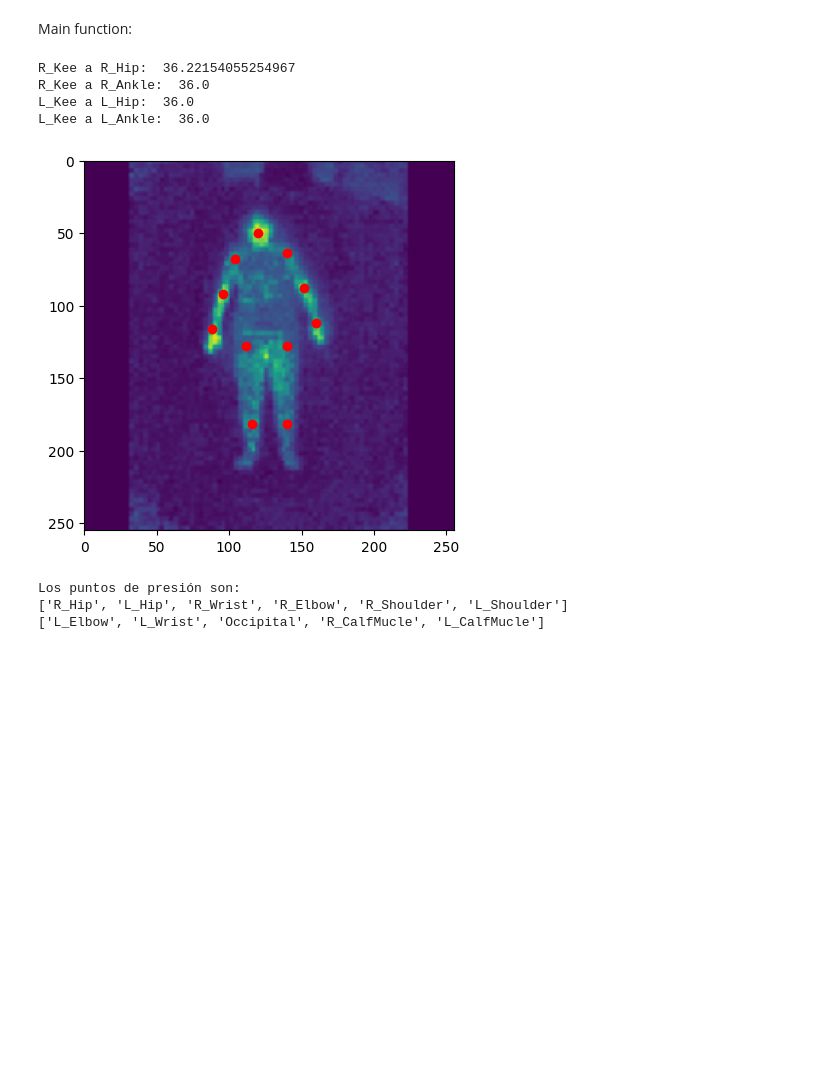
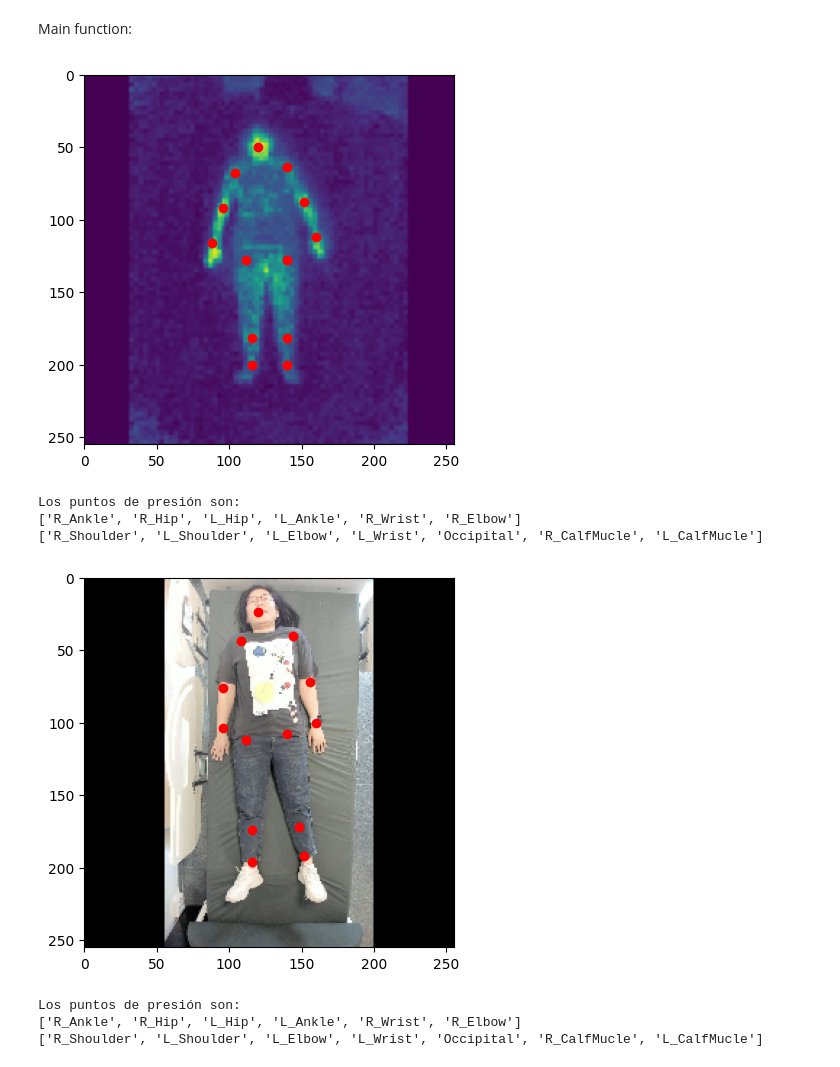
Before and after one commit to rzhan6/SLP_Pinpoints, a Jupyter notebook: 3_pinpoints_show_version.ipynb, the cells around one changed output. Saved outputs shown, nothing was run; the diff lists cells and outputs as text; code cells hidden in the pictures; blank space fills up the shorter version.

```diff
--- a/3_pinpoints_show_version.ipynb
+++ b/3_pinpoints_show_version.ipynb
@@ -647,7 +647,7 @@ def zona_inferior_cuerpo(dict_joints, position):
         pm1[2]=0
         dict_joints["R_CalfMucle"]=pm1.copy()
         dict_joints["R_CalfMucle"][2]=1
-        dict_joints["R_Ankle"][2]=0
+        # dict_joints["R_Ankle"][2]=0
         dict_joints["R_Knee"][2]=0
 
     if dict_joints["L_Ankle"][2]==1 and dict_joints["L_Knee"][2]==1 and position==2 and leftAngle>166:
@@ -655,7 +655,7 @@ def zona_inferior_cuerpo(dict_joints, position):
         pm2[2]=0
         dict_joints["L_CalfMucle"]=pm2.copy()
         dict_joints["L_CalfMucle"][2]=1
-        dict_joints["L_Ankle"][2]=0
+        # dict_joints["L_Ankle"][2]=0
         dict_joints["L_Knee"][2]=0
 
     return dict_joints
@@ -1085,11 +1085,44 @@ elif (imgtype=='IR'):
 
 plot_pinpoints(dict_joints, imgvis)
 # %% [output]
+[figure, new version]
-R_Kee a R_Hip:  36.22154055254967
-R_Kee a R_Ankle:  36.0
-L_Kee a L_Hip:  36.0
-L_Kee a L_Ankle:  36.0
+Los puntos de presión son:
+['R_Ankle', 'R_Hip', 'L_Hip', 'L_Ankle', 'R_Wrist', 'R_Elbow']
+['R_Shoulder', 'L_Shoulder', 'L_Elbow', 'L_Wrist', 'Occipital', 'R_CalfMucle', 'L_CalfMucle']
-[figure, old version]
-Los puntos de presión son:
-['R_Hip', 'L_Hip', 'R_Wrist', 'R_Elbow', 'R_Shoulder', 'L_Shoulder']
-['L_Elbow', 'L_Wrist', 'Occipital', 'R_CalfMucle', 'L_CalfMucle']
+# %%
+imgtype='RGB'
+#imgpath='\SLP_Project\SLP_dataset\SLP\danaLab\\00056\RGB\\uncover\image_000005.png' #000041.png #00026
+imgpath='\SLP_Project\SLP-Code\output_cmos1.jpg' #000041.png #00026
+
+# imgtype='IR'
+# imgpath='\SLP_Project\SLP-Code\\grayir.jpg'
+# # imgpath='\SLP_Project\SLP_dataset\SLP\danaLab\\00056\IR\\uncover\image_000035.png' #000041.png #00026
+
+saveimgname='11' #not actived (need to uncomment some lines)
+img_ori, pred, img_vis = predAndPrintImg(imgpath,saveimgname,imgtype) #'\SLP_Project\SLP-Code\\uncover\image_000041.png','41'
+imgvis = img_ori[:,:, ::-1]
+
+dict_joints=genDict(pred)
+dict_pred=genDict(pred)
+# plot_Circles(dict_pred, imgvis)
+
+#dict_joints all joints = 0 #not toching the mattress, like default
+for i in dict_joints.keys():
+    dict_joints[i][2]=0
+xt,yt,position=position_prediction(dict_joints)
+if (imgtype=='RGB'):
+    dict_joints=zona_cabezal(dict_joints, position)
+    dict_joints=zona_superior_cuerpo(dict_joints, position)
+    dict_joints=zona_inferior_cuerpo(dict_joints, position)
+elif (imgtype=='IR'):
+    dict_joints=zona_cabezal_IR(dict_joints, position)
+    dict_joints=zona_superior_cuerpo_IR(dict_joints, position)
+    dict_joints=zona_inferior_cuerpo_IR(dict_joints, position)
+# print(dict_joints)
+
+plot_pinpoints(dict_joints, imgvis)
+# %% [output]
+[figure, added]
+Los puntos de presión son:
+['R_Ankle', 'R_Hip', 'L_Hip', 'L_Ankle', 'R_Wrist', 'R_Elbow']
+['R_Shoulder', 'L_Shoulder', 'L_Elbow', 'L_Wrist', 'Occipital', 'R_CalfMucle', 'L_CalfMucle']
```
Also changed, not shown: parts of 1 cell of this notebook.
